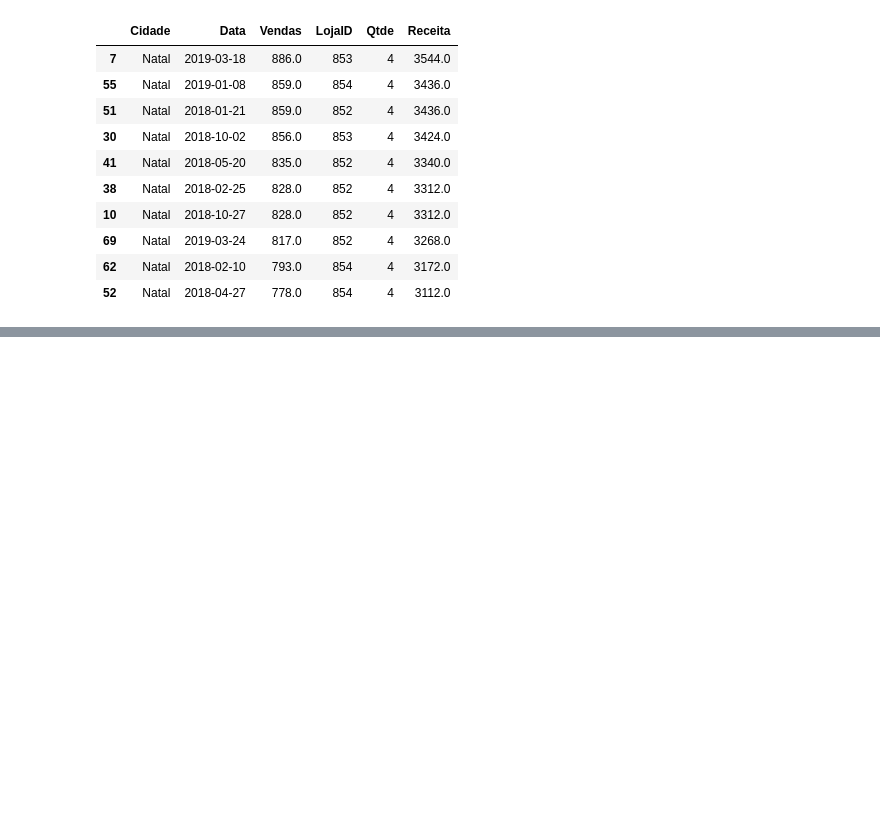
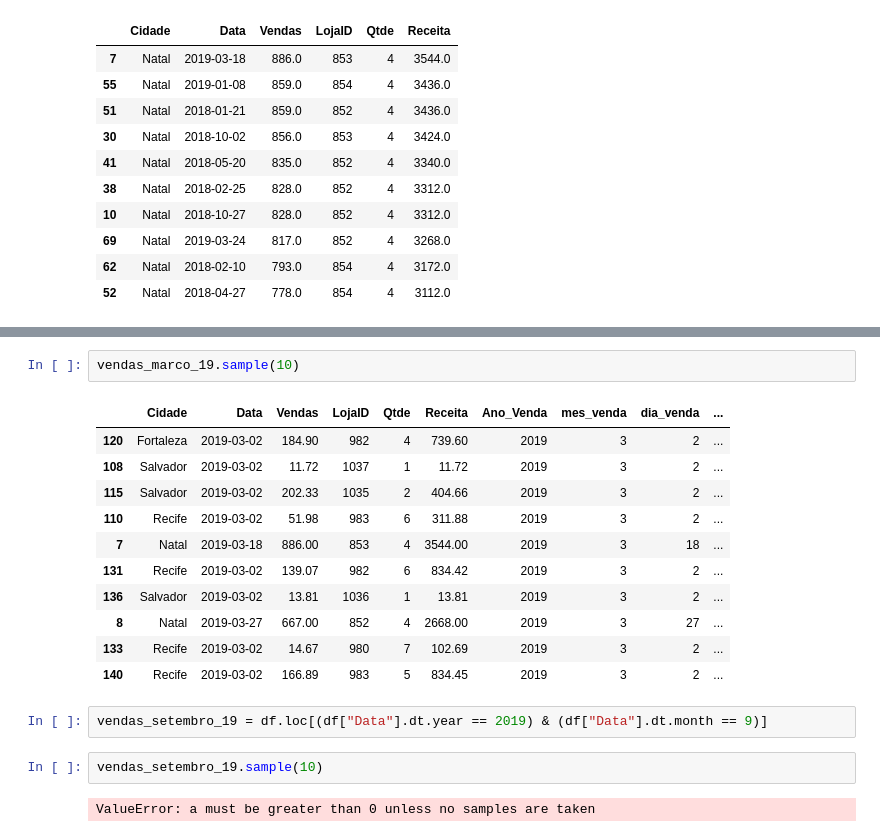
Before and after one commit to jpablolima/analise_de_dados_pandas, a Jupyter notebook: vendas_cidades.ipynb, the cells around one changed output, grey strips where cells are left out. Cells and saved outputs as stored; diff of their text form; blank space fills up the shorter version.

```diff
--- a/vendas_cidades.ipynb
+++ b/vendas_cidades.ipynb
@@ -177,0 +241,20 @@ df.sort_values("Receita", ascending=False).head(10)
+# %%
+vendas_marco_19.sample(10)
+# %% [output]
+|  | Cidade | Data | Vendas | LojaID | Qtde | Receita | Ano_Venda | mes_venda | dia_venda | ... |
+| 120 | Fortaleza | 2019-03-02 | 184.90 | 982 | 4 | 739.60 | 2019 | 3 | 2 | ... |
+| 108 | Salvador | 2019-03-02 | 11.72 | 1037 | 1 | 11.72 | 2019 | 3 | 2 | ... |
+| 115 | Salvador | 2019-03-02 | 202.33 | 1035 | 2 | 404.66 | 2019 | 3 | 2 | ... |
+| 110 | Recife | 2019-03-02 | 51.98 | 983 | 6 | 311.88 | 2019 | 3 | 2 | ... |
+| 7 | Natal | 2019-03-18 | 886.00 | 853 | 4 | 3544.00 | 2019 | 3 | 18 | ... |
+| 131 | Recife | 2019-03-02 | 139.07 | 982 | 6 | 834.42 | 2019 | 3 | 2 | ... |
+| 136 | Salvador | 2019-03-02 | 13.81 | 1036 | 1 | 13.81 | 2019 | 3 | 2 | ... |
+| 8 | Natal | 2019-03-27 | 667.00 | 852 | 4 | 2668.00 | 2019 | 3 | 27 | ... |
+| 133 | Recife | 2019-03-02 | 14.67 | 980 | 7 | 102.69 | 2019 | 3 | 2 | ... |
+| 140 | Recife | 2019-03-02 | 166.89 | 983 | 5 | 834.45 | 2019 | 3 | 2 | ... |
+# %%
+vendas_setembro_19 = df.loc[(df["Data"].dt.year == 2019) & (df["Data"].dt.month == 9)]
+# %%
+vendas_setembro_19.sample(10)
+# %% [output]
+ValueError: a must be greater than 0 unless no samples are taken
```
Also changed, not shown: parts of 9 cells of this notebook, 1 other file.
